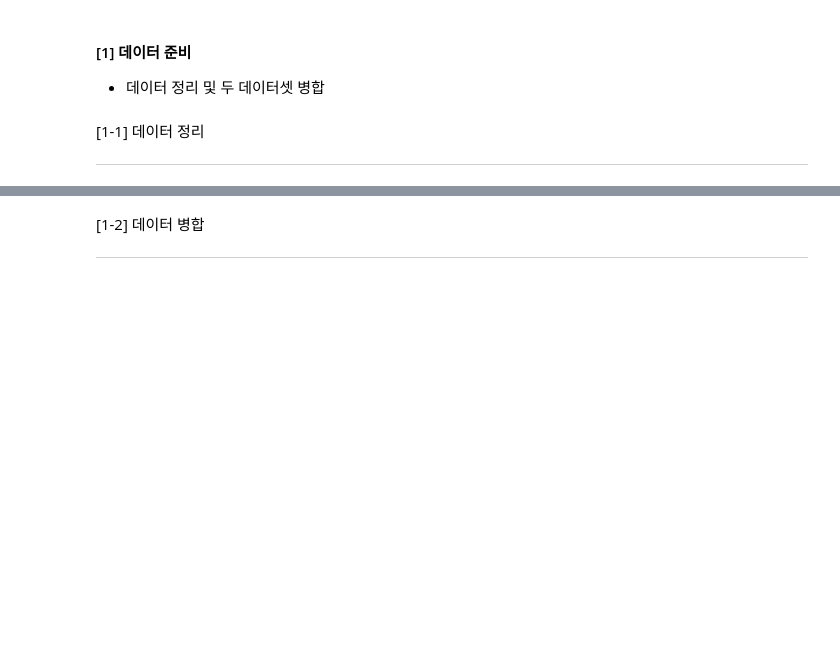
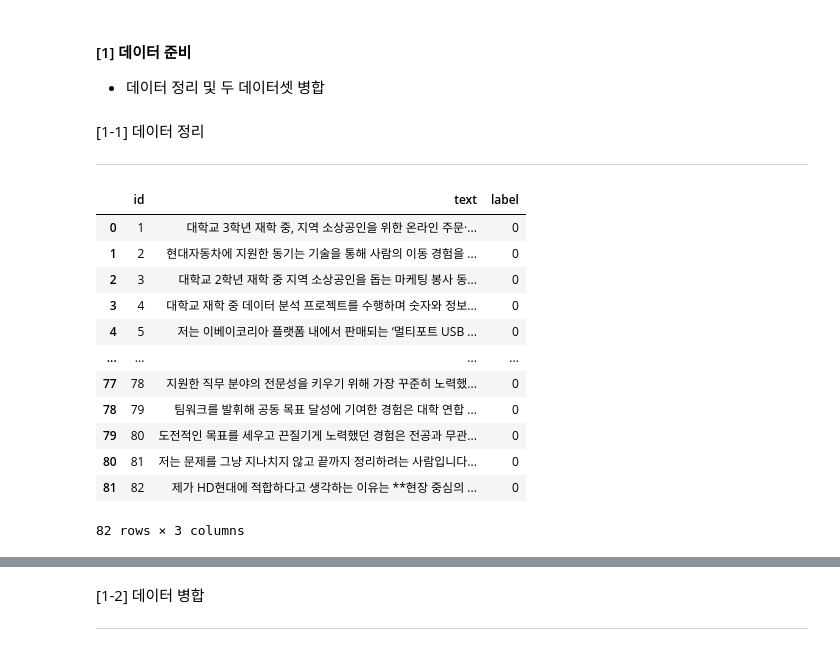
Before and after one commit to HmDol/KDT_SL_10, a Jupyter notebook: AIvsHUMAN_Project/01_data_prepare.ipynb, the cells around one changed output, grey strips where cells are left out. Cells and saved outputs as stored; diff of their text form; code cells hidden in the pictures; blank space fills up the shorter version.

```diff
--- a/AIvsHUMAN_Project/01_data_prepare.ipynb
+++ b/AIvsHUMAN_Project/01_data_prepare.ipynb
@@ -6,4 +6,20 @@
 <hr>
 # %%
 import pandas as pd
+# %%
+pd.read_csv('./Data/AI_made.csv')
+# %% [output]
+|  | id | text | label |
+| 0 | 1 | 대학교 3학년 재학 중, 지역 소상공인을 위한 온라인 주문·... | 0 |
+| 1 | 2 | 현대자동차에 지원한 동기는 기술을 통해 사람의 이동 경험을 ... | 0 |
+| 2 | 3 | 대학교 2학년 재학 중 지역 소상공인을 돕는 마케팅 봉사 동... | 0 |
+| 3 | 4 | 대학교 재학 중 데이터 분석 프로젝트를 수행하며 숫자와 정보... | 0 |
+| 4 | 5 | 저는 이베이코리아 플랫폼 내에서 판매되는 ‘멀티포트 USB ... | 0 |
+| ... | ... | ... | ... |
+| 77 | 78 | 지원한 직무 분야의 전문성을 키우기 위해 가장 꾸준히 노력했... | 0 |
+| 78 | 79 | 팀워크를 발휘해 공동 목표 달성에 기여한 경험은 대학 연합 ... | 0 |
+| 79 | 80 | 도전적인 목표를 세우고 끈질기게 노력했던 경험은 전공과 무관... | 0 |
+| 80 | 81 | 저는 문제를 그냥 지나치지 않고 끝까지 정리하려는 사람입니다... | 0 |
+| 81 | 82 | 제가 HD현대에 적합하다고 생각하는 이유는 **현장 중심의 ... | 0 |
+82 rows × 3 columns
 # %%
```
Also changed, not shown: parts of 4 cells of this notebook, 19 other files.
